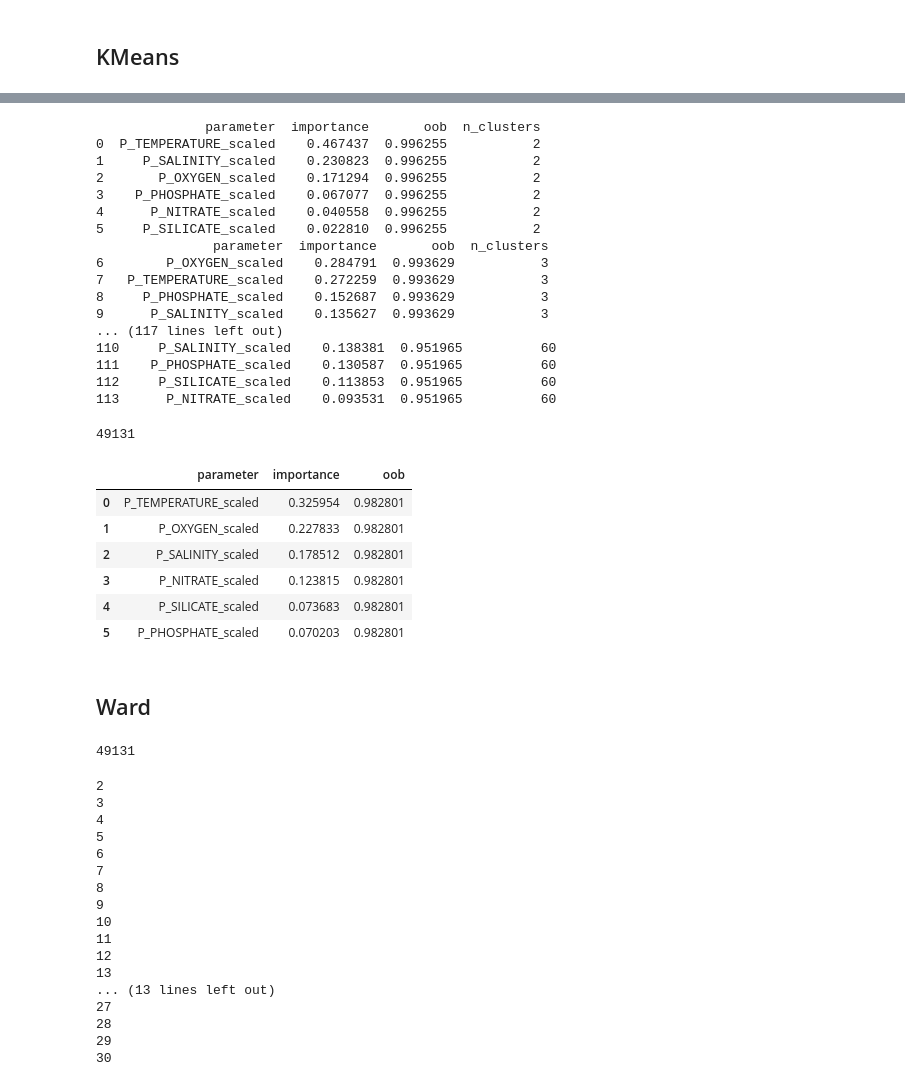
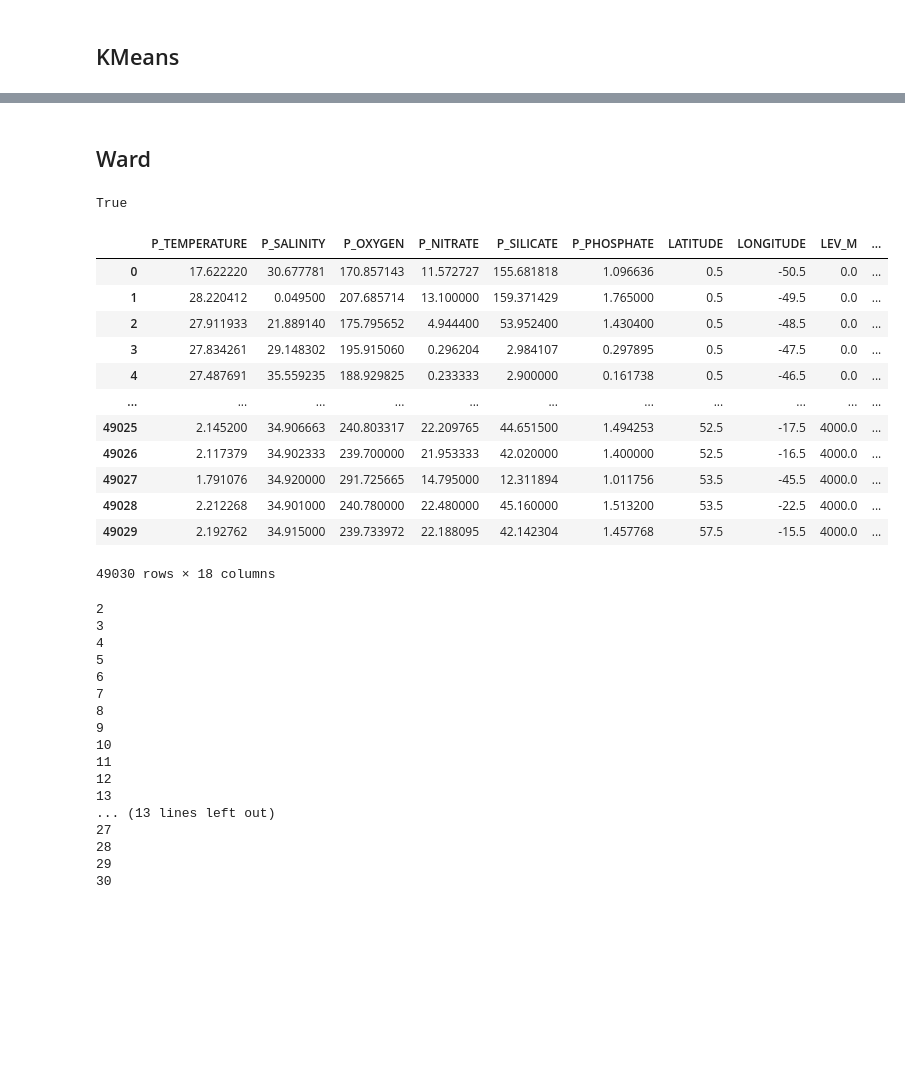
Before and after one commit to y-jenniges/ocean_clustering_and_validation, a Jupyter notebook: clustering_experiments/feature_importance.ipynb, the cells around one changed output, grey strips where cells are left out. Cells and saved outputs as stored; diff of their text form; code cells hidden in the pictures; blank space fills up the shorter version.

```diff
--- a/clustering_experiments/feature_importance.ipynb
+++ b/clustering_experiments/feature_importance.ipynb
@@ -41,7 +32,7 @@ for p in ["P_TEMPERATURE", "P_SALINITY", "P_OXYGEN", "P_NITRATE", "P_SILICATE",
 # %%
 # Load clustering results
 df_kmeans = pd.read_csv(f"{config.output_dir_clustering}/labels_kmeans.csv")
-df_ward = pd.read_csv(f"{config.output_dir_clustering}/labels_wards.csv")
+df_ward = pd.read_csv(f"{config.output_dir_clustering}/labels_ward.csv")
 df_dbscan = pd.read_csv(f"{config.output_dir_clustering}/labels_dbscan_iteration0.csv")
 # %%
 # TEMPORARY TO DO REMOVE
@@ -154,21 +171,2 @@ kmeans_res = pd.concat(kmeans_res)
 # %%
-for n_clusters in kmeans_res.n_clusters.unique():
-    print(kmeans_res[kmeans_res.n_clusters == n_clusters])
+kmeans_res
-# %% [output]
-              parameter  importance       oob  n_clusters
-0  P_TEMPERATURE_scaled    0.467437  0.996255           2
-1     P_SALINITY_scaled    0.230823  0.996255           2
-2       P_OXYGEN_scaled    0.171294  0.996255           2
-3    P_PHOSPHATE_scaled    0.067077  0.996255           2
-4      P_NITRATE_scaled    0.040558  0.996255           2
-5     P_SILICATE_scaled    0.022810  0.996255           2
-               parameter  importance       oob  n_clusters
-6        P_OXYGEN_scaled    0.284791  0.993629           3
-7   P_TEMPERATURE_scaled    0.272259  0.993629           3
-8     P_PHOSPHATE_scaled    0.152687  0.993629           3
-9      P_SALINITY_scaled    0.135627  0.993629           3
-... (117 lines left out)
-110     P_SALINITY_scaled    0.138381  0.951965          60
-111    P_PHOSPHATE_scaled    0.130587  0.951965          60
-112     P_SILICATE_scaled    0.113853  0.951965          60
-113      P_NITRATE_scaled    0.093531  0.951965          60
@@ -177,27 +173,3 @@ kmeans_res.to_csv("feature_importance_kmeans.csv", index=False)
-# %%
-# On embedded data
-preprocessing = "minmax_umap"
-query_str = " & ".join([f"{k} == {v!r}" for k, v in hyp_config.kmeans_original_hyps.items()]) + f" & iteration==0 & preprocessing=='{preprocessing}'"
-
-# Get labels
-temp = df_kmeans.query(query_str)[["label", "LATITUDE", "LONGITUDE", "LEV_M"]]
-
-# Add parameter information
-# temp = df_total.merge(filtered, on=["LATITUDE", "LONGITUDE", "LEV_M"], how="outer")
-print(len(temp) == 49030)
-# %% [output]
-49131
-# %%
-rf_kmeans_embedding = rf(temp, x_columns=x_cols_umap)
-rf_kmeans_embedding
-# %% [output]
-|  | parameter | importance | oob |
-| 0 | P_TEMPERATURE_scaled | 0.325954 | 0.982801 |
-| 1 | P_OXYGEN_scaled | 0.227833 | 0.982801 |
-| 2 | P_SALINITY_scaled | 0.178512 | 0.982801 |
-| 3 | P_NITRATE_scaled | 0.123815 | 0.982801 |
-| 4 | P_SILICATE_scaled | 0.073683 | 0.982801 |
-| 5 | P_PHOSPHATE_scaled | 0.070203 | 0.982801 |
 # %% [markdown]
 ## Ward
 # %%
@@ -205,12 +177,27 @@ rf_kmeans_embedding
 preprocessing = "minmax"
 query_str = " & ".join([f"{k} == {v!r}" for k, v in hyp_config.ward_original_hyps.items()]) + f" & iteration==0 & preprocessing=='{preprocessing}'"
 
-
 # Get labels
 temp = df_ward.query(query_str)[["label", "LATITUDE", "LONGITUDE", "LEV_M"]]
 
 # Add parameter information
-# temp = df_total.merge(filtered, on=["LATITUDE", "LONGITUDE", "LEV_M"], how="outer")
+temp = df_total.merge(temp, on=["LATITUDE", "LONGITUDE", "LEV_M"], how="outer")
 print(len(temp) == 49030)
 # %% [output]
-49131
+True
+# %%
+temp
+# %% [output]
+|  | P_TEMPERATURE | P_SALINITY | P_OXYGEN | P_NITRATE | P_SILICATE | P_PHOSPHATE | LATITUDE | LONGITUDE | LEV_M | ... |
+| 0 | 17.622220 | 30.677781 | 170.857143 | 11.572727 | 155.681818 | 1.096636 | 0.5 | -50.5 | 0.0 | ... |
+| 1 | 28.220412 | 0.049500 | 207.685714 | 13.100000 | 159.371429 | 1.765000 | 0.5 | -49.5 | 0.0 | ... |
+| 2 | 27.911933 | 21.889140 | 175.795652 | 4.944400 | 53.952400 | 1.430400 | 0.5 | -48.5 | 0.0 | ... |
+| 3 | 27.834261 | 29.148302 | 195.915060 | 0.296204 | 2.984107 | 0.297895 | 0.5 | -47.5 | 0.0 | ... |
+| 4 | 27.487691 | 35.559235 | 188.929825 | 0.233333 | 2.900000 | 0.161738 | 0.5 | -46.5 | 0.0 | ... |
+| ... | ... | ... | ... | ... | ... | ... | ... | ... | ... | ... |
+| 49025 | 2.145200 | 34.906663 | 240.803317 | 22.209765 | 44.651500 | 1.494253 | 52.5 | -17.5 | 4000.0 | ... |
+| 49026 | 2.117379 | 34.902333 | 239.700000 | 21.953333 | 42.020000 | 1.400000 | 52.5 | -16.5 | 4000.0 | ... |
+| 49027 | 1.791076 | 34.920000 | 291.725665 | 14.795000 | 12.311894 | 1.011756 | 53.5 | -45.5 | 4000.0 | ... |
+| 49028 | 2.212268 | 34.901000 | 240.780000 | 22.480000 | 45.160000 | 1.513200 | 53.5 | -22.5 | 4000.0 | ... |
+| 49029 | 2.192762 | 34.915000 | 239.733972 | 22.188095 | 42.142304 | 1.457768 | 57.5 | -15.5 | 4000.0 | ... |
+49030 rows × 18 columns
```
Also changed, not shown: parts of 22 cells of this notebook.
